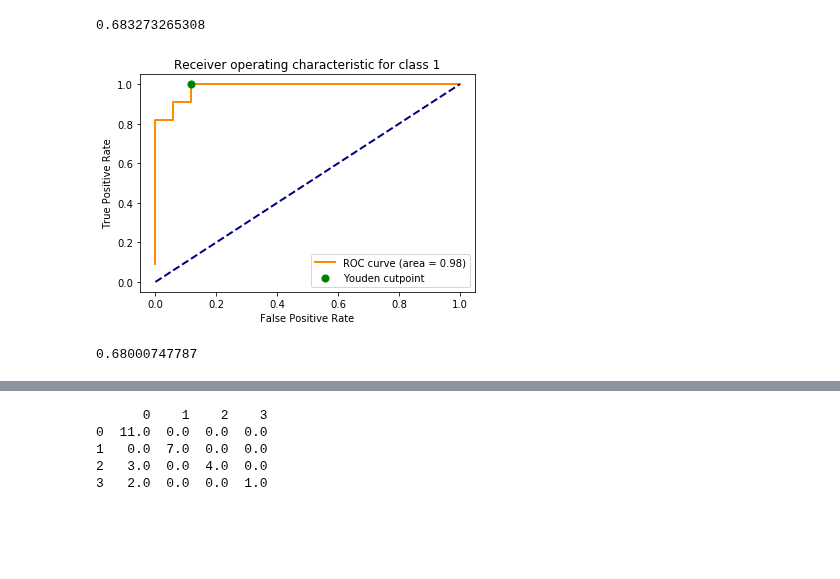
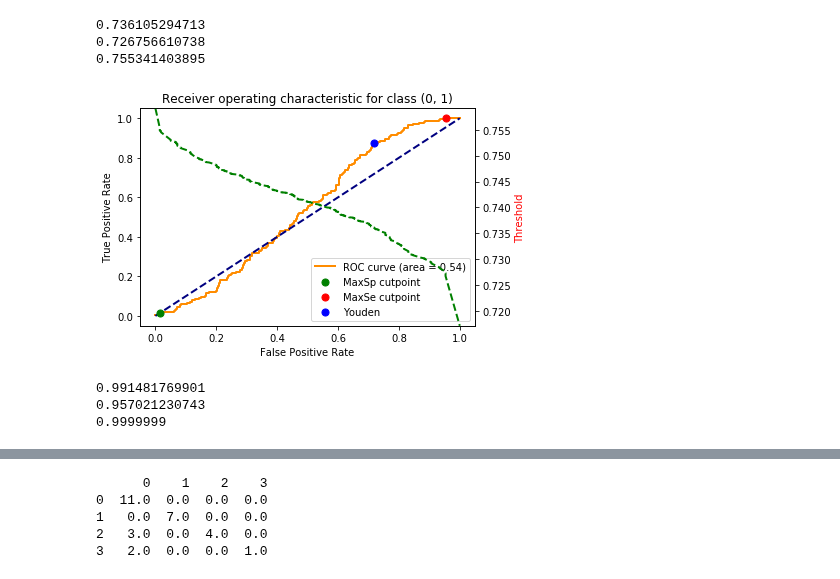
Before and after one commit to gabrielmatos26/Ova-and-Ava-classifiers, a Jupyter notebook: synthetic_data_ovo.ipynb, the cells around one changed output, grey strips where cells are left out. Drawn from its saved outputs; the diff is of its cells as text; code cells hidden in the pictures; blank space fills up the shorter version.

Commit message:
added cutpoint and all classes

```diff
--- a/synthetic_data_ovo.ipynb
+++ b/synthetic_data_ovo.ipynb
@@ -59,6 +76,7 @@ def synthetic_data():
 #plt.show()
 # %%
 data = synthetic_data()
+#data = real_data()
 
 ## split data into train and test
 cols = list(data.columns)
@@ -73,20 +91,17 @@ dTrain = scaler.transform(dTrain)
 ovo = OneVsOneClassifier(SVC(kernel='linear', probability=True, class_weight='balanced', random_state=0), n_jobs=-1)
 ovo.fit(dTrain, targetTrain)
 
-print(len(ovo.estimators_))
-print(ovo.estimators_[5].predict_proba(dTest))
-
 dTest = scaler.transform(dTest)
-targetTestBin = label_binarize(targetTest, classes=[1, 2, 3, 4])
+targetTestBin = label_binarize(targetTest, classes=[0, 1, 2, 3, 4])
 probas = ovo.decision_function(dTest)
-print(np.argmax(probas, axis=1)+1)
+#print(np.argmax(probas, axis=1))
 pred = ovo.predict(dTest)
+#pred = np.argmax(probas, axis=1)
 print(pred, pred.shape)
 
 cm = confusion_matrix(targetTest, pred)
 acc = cm.trace() / cm.sum()
 print(acc)
-
-cutpoints_preds = np.zeros(shape=(probas.shape[0],))
+print(len(ovo.estimators_))
 #test removing healthy patients
 # %% [output]
@@ -163,6 +178,8 @@ def max_sp(fpr, tpr, threshold=1e-4):
     opt_se = -1
     opt_sp = -1
     for i in range(len(fpr)):
+        if np.isclose(fpr[i],0.0):
+            continue
         if sp[i] > opt_sp:
             opt_se = se[i]
             opt_sp = sp[i]
@@ -178,33 +195,77 @@ Youden optimal cutpoint
 # %%
+n_classes = 5
+n_clf = n_classes * (n_classes - 1) // 2
+clf_index = 0
+c_groups = list(combinations(list(range(0,n_classes)),2))
+probas = []
 #Compute ROC curve and ROC area for each class
 fpr = dict()
 tpr = dict()
 thresholds = dict()
 roc_auc = dict()
+cutpoints = dict()
 #for i in range(5):
 #test removing healthy patients
-for i in range(4):
-    fpr[i], tpr[i], thresholds[i] = roc_curve(target[:, i], proba[:, i])
-    roc_auc[i] = auc(fpr[i], tpr[i])
+for i in range(n_classes):
+    for j in range(n_classes):
+        if j > i:
+            clf = ovo.estimators_[clf_index]
+            proba = clf.predict_proba(dTest)
+            probas.append(proba)
+            fpr[clf_index], tpr[clf_index], thresholds[clf_index] = roc_curve(targetTestBin[:, i], proba[:, 0])
+            roc_auc[clf_index] = auc(fpr[clf_index], tpr[clf_index])
+            clf_index += 1
 #for i in range(5):
 #test removing healthy patients
-for i in range(4):
-    opt_cutpoint = youden_index(fpr[i], tpr[i])
-    print(thresholds[i][np.where(fpr[i] == opt_cutpoint[0])[0][0]])
+for i in range(n_clf):
+    opt_cutpoint1 = max_sp(fpr[i], tpr[i])
+    opt_cutpoint2 = max_se(fpr[i], tpr[i])
+    opt_cutpoint3 = youden_index(fpr[i], tpr[i])
+    #print(fpr[i], tpr[i])
+    #print(np.where(fpr[i] == opt_cutpoint1[0])[0][0])
+    #print(np.where(fpr[i] == opt_cutpoint2[0])[0][-1])
+    c_index1 = np.where(fpr[i] == opt_cutpoint1[0])[0][0]
+    c_index2 = np.where(fpr[i] == opt_cutpoint2[0])[0][-1]
+    c_index3 = np.where(fpr[i] == opt_cutpoint3[0])[0][0]
+    if c_index1 == 0:
+        c_index1 += 1
+    if c_index2 == 0:
+        c_index2 += 1
+    if c_index3 == 0:
+        c_index3 += 1
+
+
+    cutpoints[i] = (thresholds[i][c_index3], thresholds[i][c_index2], thresholds[i][c_index1])
+    #print(thresholds[i], c_index1, c_index2)
+    print(thresholds[i][c_index3])
+    print(thresholds[i][c_index2])
+    print(thresholds[i][c_index1])
     fig, ax = plt.subplots()
     lw = 2
     ax.plot(fpr[i], tpr[i], color='darkorange',
              lw=lw, label='ROC curve (area = %0.2f)' % roc_auc[i], zorder=-1)
     ax.plot([0, 1], [0, 1], color='navy', lw=lw, linestyle='--', zorder=-1)
     plt.xlim([-0.05, 1.05])
     plt.ylim([-0.05, 1.05])
     plt.xlabel('False Positive Rate')
     plt.ylabel('True Positive Rate')
-    plt.title('Receiver operating characteristic for class ' + str(i+1))
-    ax.scatter(opt_cutpoint[0], opt_cutpoint[1], c='g', zorder=1, label='Youden cutpoint', s=50)
+    plt.title('Receiver operating characteristic for class ' + str(c_groups[i]))
+    ax.scatter(opt_cutpoint1[0], opt_cutpoint1[1], c='g', zorder=1, label='MaxSp cutpoint', s=50)
+    ax.scatter(opt_cutpoint2[0], opt_cutpoint2[1], c='r', zorder=1, label='MaxSe cutpoint', s=50)
+    ax.scatter(opt_cutpoint3[0], opt_cutpoint3[1], c='b', zorder=1, label='Youden', s=50)
     ax.legend(loc="lower right")
+
+    ax2 = plt.gca().twinx()
+    ax2.plot(fpr[i], thresholds[i], color='g', lw=lw, linestyle='--', zorder=-1)
+    ax2.set_ylabel('Threshold',color='r')
+    ax2.set_ylim([thresholds[i][-1],thresholds[i][0]])
+    ax2.set_xlim([-0.05, 1.05])
     plt.show()
 # %% [output]
-0.683273265308
+0.736105294713
+0.726756610738
+0.755341403895
-[figure, old version]
+[figure, new version]
-0.68000747787
+0.991481769901
+0.957021230743
+0.9999999
```
Also changed, not shown: parts of 14 cells of this notebook.
